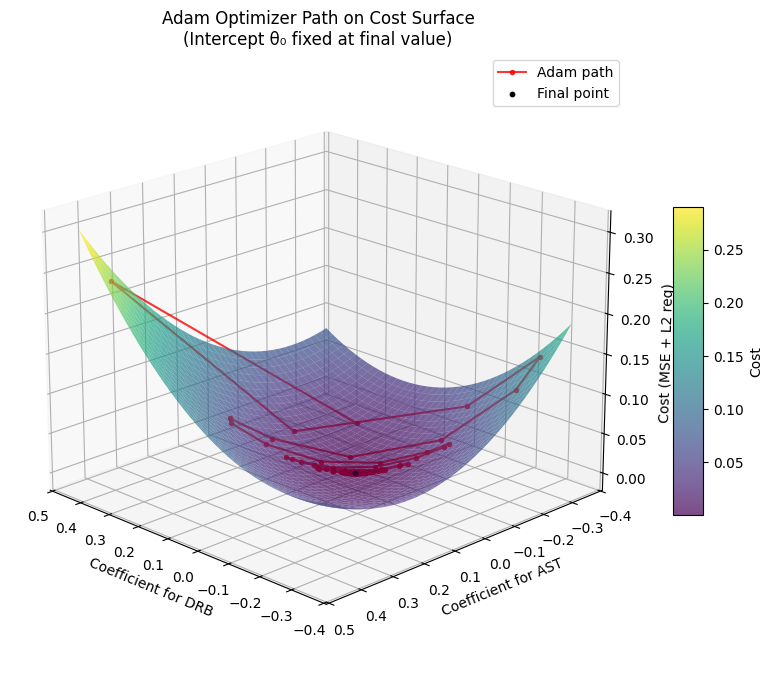
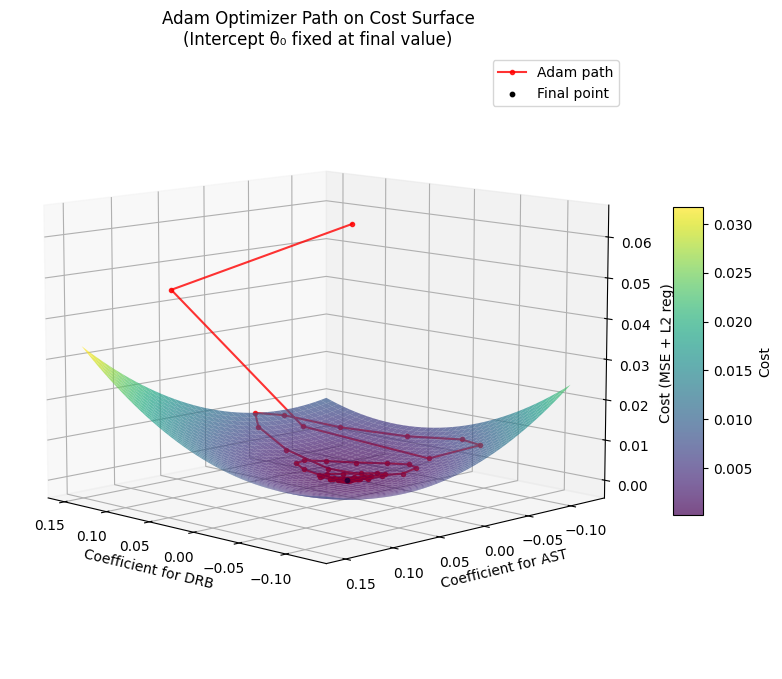
Code edit (unified diff) that turned the first committed figure into the second:
--- before
+++ after
@@ -55,5 +55,5 @@
 ax.set_title('Adam Optimizer Path on Cost Surface\n(Intercept θ₀ fixed at final value)')
 ax.legend()
-ax.view_init(elev=30, azim=135)  # Adjust view angle for better visualization # zoom out
+ax.view_init(elev=10, azim=135)  # Adjust view angle for better visualization # zoom out
 
 # Add a color bar for the surface

Commit: Final commit